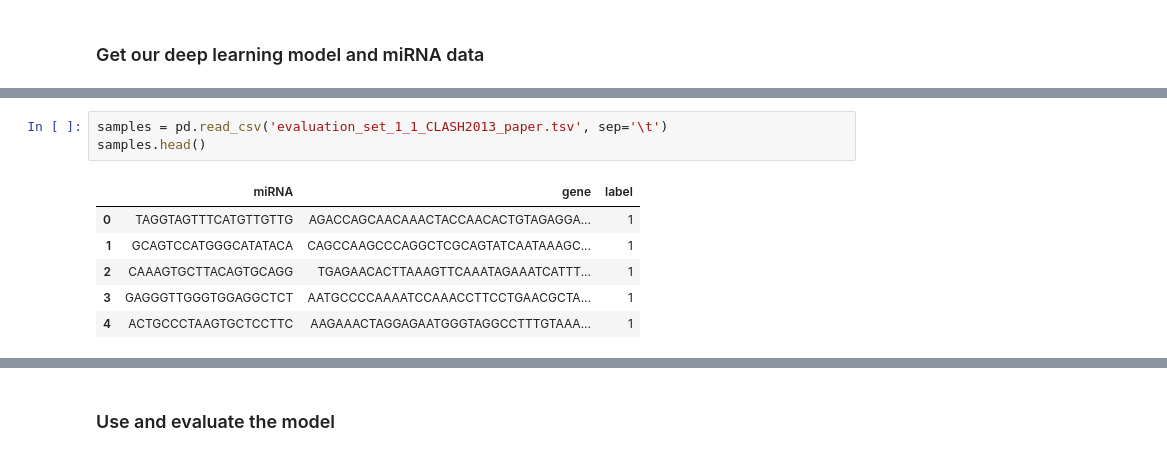
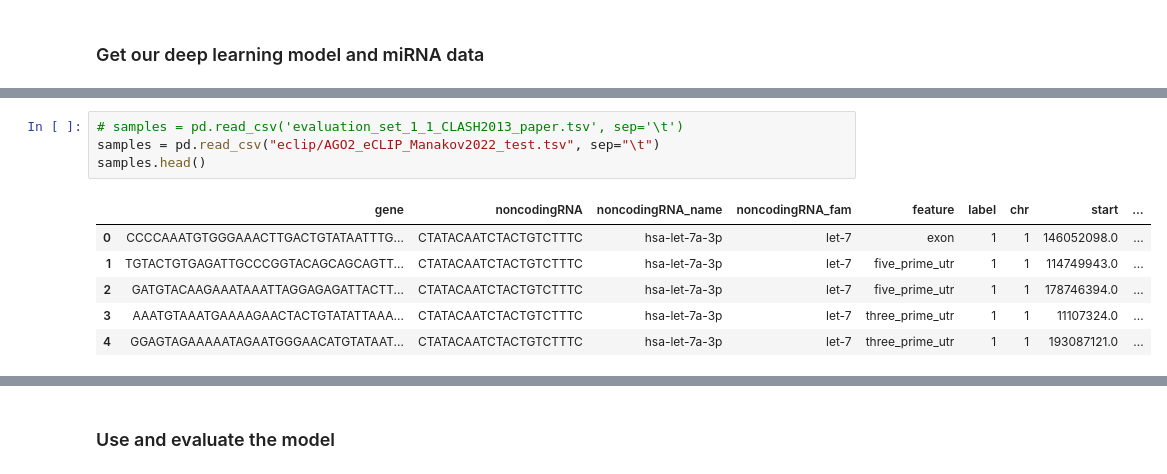
Before and after one commit to ML-Bioinfo-CEITEC/miRNA, a Jupyter notebook: scan_transcripts_clean.TS_FC.HeLa_transfection.psilac.mirBenchCNN.ipynb, the cells around one changed output, grey strips where cells are left out. Drawn from its saved outputs; the diff is of its cells as text.

```diff
--- a/scan_transcripts_clean.TS_FC.HeLa_transfection.psilac.mirBenchCNN.ipynb
+++ b/scan_transcripts_clean.TS_FC.HeLa_transfection.psilac.mirBenchCNN.ipynb
@@ -146,10 +160,11 @@ To enable them in other operations, rebuild TensorFlow with the appropriate comp
 # %%
-samples = pd.read_csv('evaluation_set_1_1_CLASH2013_paper.tsv', sep='\t')
+# samples = pd.read_csv('evaluation_set_1_1_CLASH2013_paper.tsv', sep='\t')
+samples = pd.read_csv("eclip/AGO2_eCLIP_Manakov2022_test.tsv", sep="\t")
 samples.head()
 # %% [output]
-|  | miRNA | gene | label |
-| 0 | TAGGTAGTTTCATGTTGTTG | AGACCAGCAACAAACTACCAACACTGTAGAGGA... | 1 |
-| 1 | GCAGTCCATGGGCATATACA | CAGCCAAGCCCAGGCTCGCAGTATCAATAAAGC... | 1 |
-| 2 | CAAAGTGCTTACAGTGCAGG | TGAGAACACTTAAAGTTCAAATAGAAATCATTT... | 1 |
-| 3 | GAGGGTTGGGTGGAGGCTCT | AATGCCCCAAAATCCAAACCTTCCTGAACGCTA... | 1 |
-| 4 | ACTGCCCTAAGTGCTCCTTC | AAGAAACTAGGAGAATGGGTAGGCCTTTGTAAA... | 1 |
+|  | gene | noncodingRNA | noncodingRNA_name | noncodingRNA_fam | feature | label | chr | start | ... |
+| 0 | CCCCAAATGTGGGAAACTTGACTGTATAATTTG... | CTATACAATCTACTGTCTTTC | hsa-let-7a-3p | let-7 | exon | 1 | 1 | 146052098.0 | ... |
+| 1 | TGTACTGTGAGATTGCCCGGTACAGCAGCAGTT... | CTATACAATCTACTGTCTTTC | hsa-let-7a-3p | let-7 | five_prime_utr | 1 | 1 | 114749943.0 | ... |
+| 2 | GATGTACAAGAAATAAATTAGGAGAGATTACTT... | CTATACAATCTACTGTCTTTC | hsa-let-7a-3p | let-7 | five_prime_utr | 1 | 1 | 178746394.0 | ... |
+| 3 | AAATGTAAATGAAAAGAACTACTGTATATTAAA... | CTATACAATCTACTGTCTTTC | hsa-let-7a-3p | let-7 | three_prime_utr | 1 | 1 | 11107324.0 | ... |
+| 4 | GGAGTAGAAAAATAGAATGGGAACATGTATAAT... | CTATACAATCTACTGTCTTTC | hsa-let-7a-3p | let-7 | three_prime_utr | 1 | 1 | 193087121.0 | ... |
```
Also changed, not shown: parts of 22 cells of this notebook.
